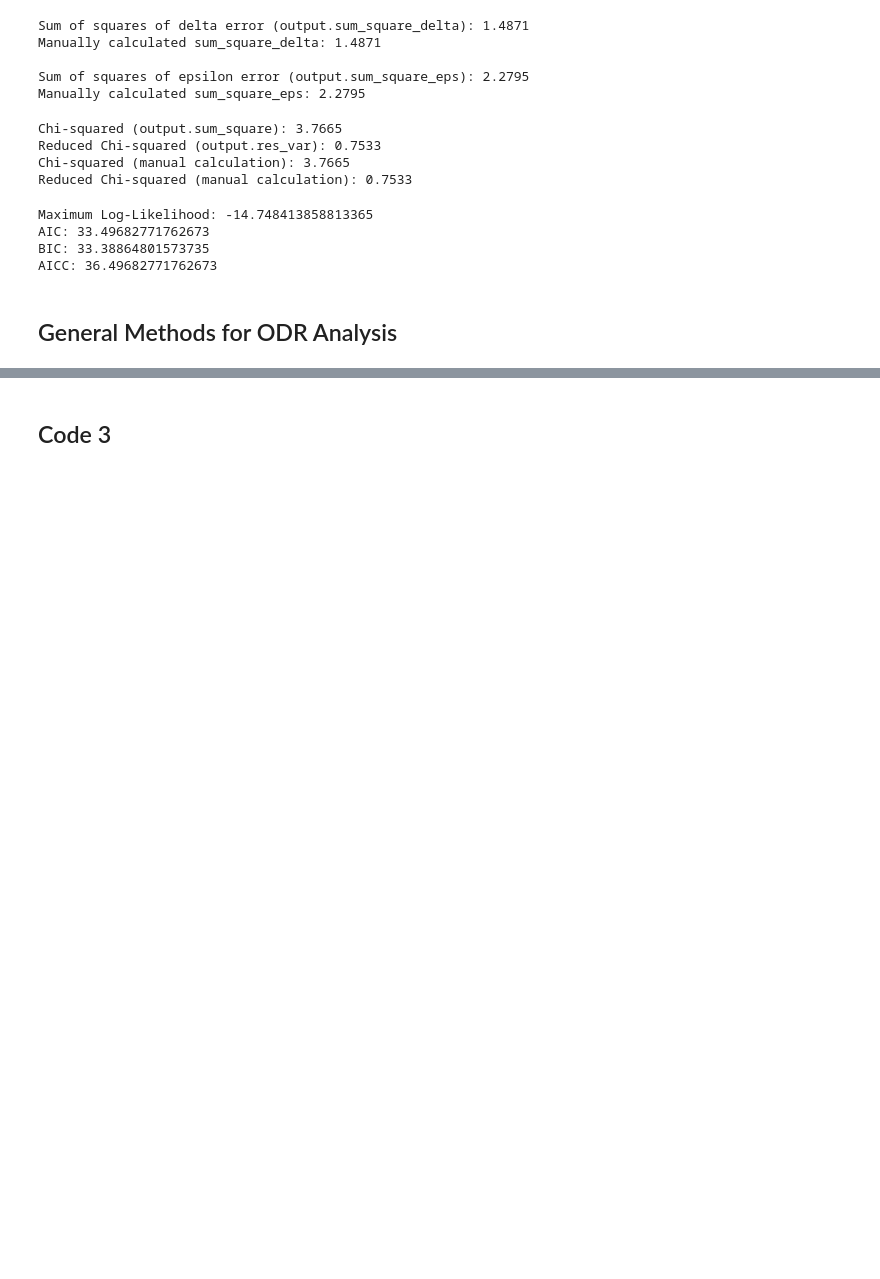
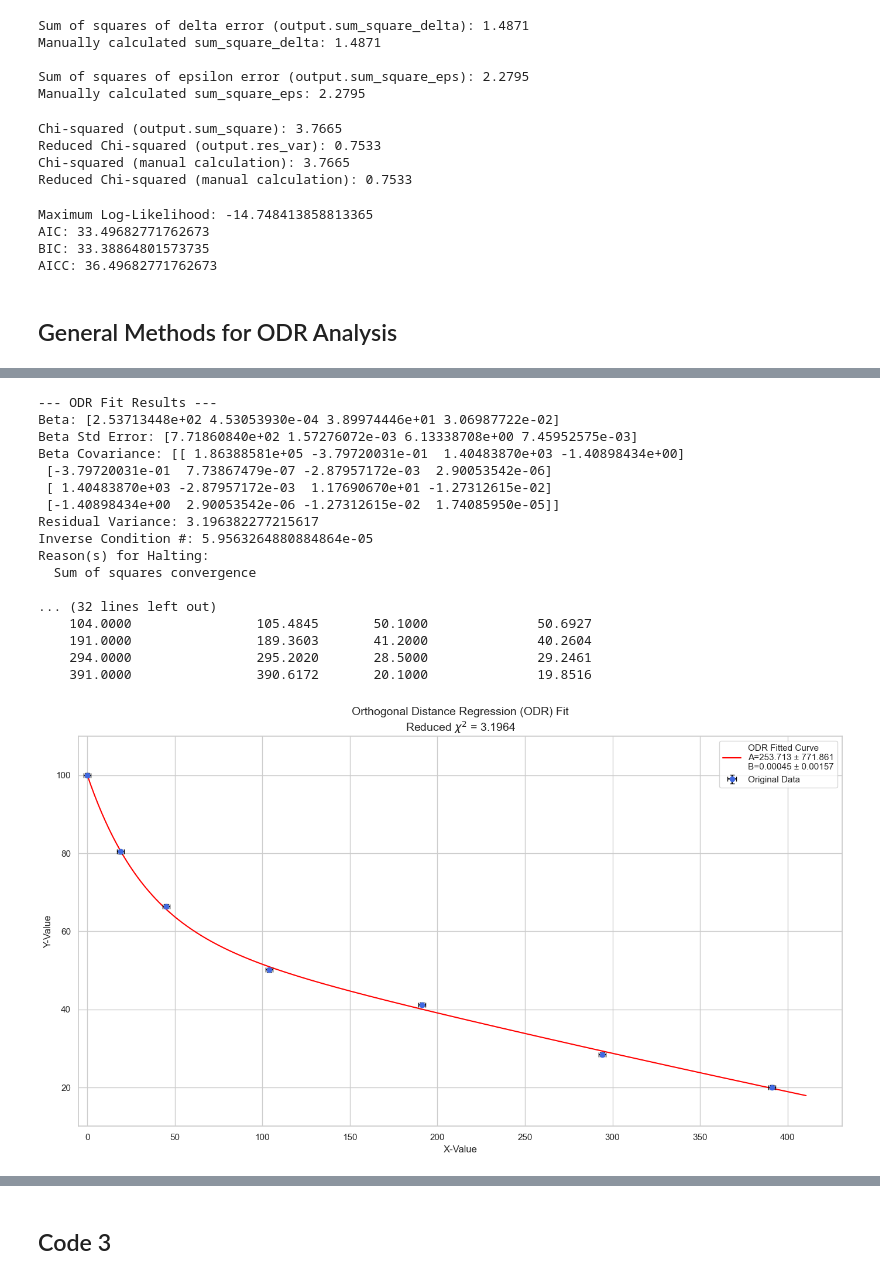
Before and after one commit to Yakovliev/quantopia, a Jupyter notebook: book/math/odr-code.ipynb, the cells around one changed output, grey strips where cells are left out. Cells and saved outputs as stored; diff of their text form; code cells hidden in the pictures; blank space fills up the shorter version.

```diff
--- a/book/math/odr-code.ipynb
+++ b/book/math/odr-code.ipynb
@@ -497,0 +728,52 @@ AICc (Corrected AIC): 45.2156
+# %%
+def model_function(beta, x):
+    """
+    The custom function to approximate the data.
+    f(x; A, B) = A * (np.exp(-B * x) - 1) + 100
+    Note: The signature is now (beta, x) for scipy.odr.
+    """
+
+    # A_1 = 56.769
+    # B_1 = 0.00988
+
+    A_1, B_1, A, B = beta
+
+    return A_1 * (np.exp(-B_1 * x) - 1) + A * (np.exp(-B * x) - 1) + 100
+
+# Dataset 2
+x = np.array([0, 19, 45, 104, 191, 294, 391])
+y_obs = np.array([100, 80.4, 66.4, 50.1, 41.2, 28.5, 20.1])
+sigma_y = np.full_like(y_obs, 0.5, dtype=float)
+sigma_x = np.full_like(x, 2.0, dtype=float)
+initial_guess = [56.769, 0.00988, 50, 0.01]
+
+# Analyze the curve fit and get results using ODR
+odr_results = analyze_odr(x, y_obs, sigma_x, sigma_y, model_function, initial_guess)
+
+# Print the metrics
+print_metrics(odr_results)
+
+# Draw the curve fit plot
+draw_curve_fit_simple(odr_results, model_function)
+
+# Plot predicted vs observed values
+plot_predicted_vs_observed(odr_results)
+# %% [output]
+--- ODR Fit Results ---
+Beta: [2.53713448e+02 4.53053930e-04 3.89974446e+01 3.06987722e-02]
+Beta Std Error: [7.71860840e+02 1.57276072e-03 6.13338708e+00 7.45952575e-03]
+Beta Covariance: [[ 1.86388581e+05 -3.79720031e-01  1.40483870e+03 -1.40898434e+00]
+ [-3.79720031e-01  7.73867479e-07 -2.87957172e-03  2.90053542e-06]
+ [ 1.40483870e+03 -2.87957172e-03  1.17690670e+01 -1.27312615e-02]
+ [-1.40898434e+00  2.90053542e-06 -1.27312615e-02  1.74085950e-05]]
+Residual Variance: 3.196382277215617
+Inverse Condition #: 5.9563264880884864e-05
+Reason(s) for Halting:
+  Sum of squares convergence
+
+... (32 lines left out)
+    104.0000                105.4845       50.1000              50.6927
+    191.0000                189.3603       41.2000              40.2604
+    294.0000                295.2020       28.5000              29.2461
+    391.0000                390.6172       20.1000              19.8516
+[figure, added]
```
Also changed, not shown: parts of 17 cells of this notebook.
